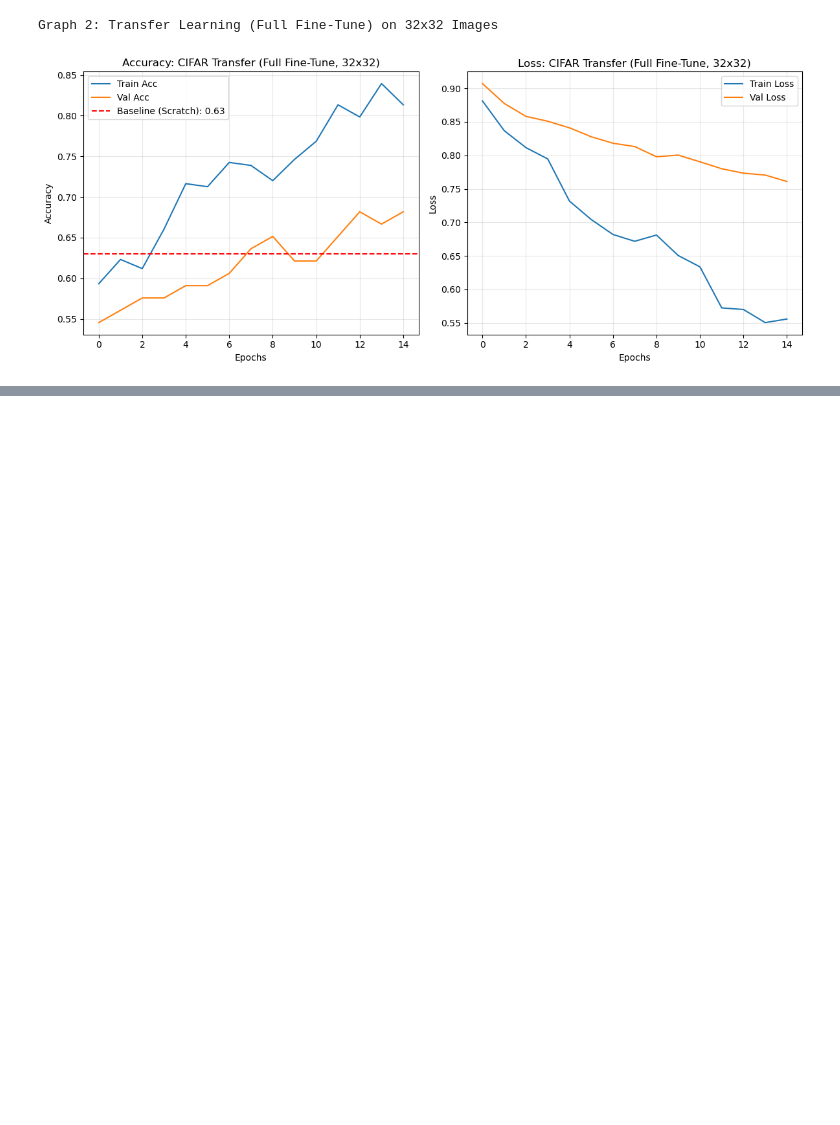
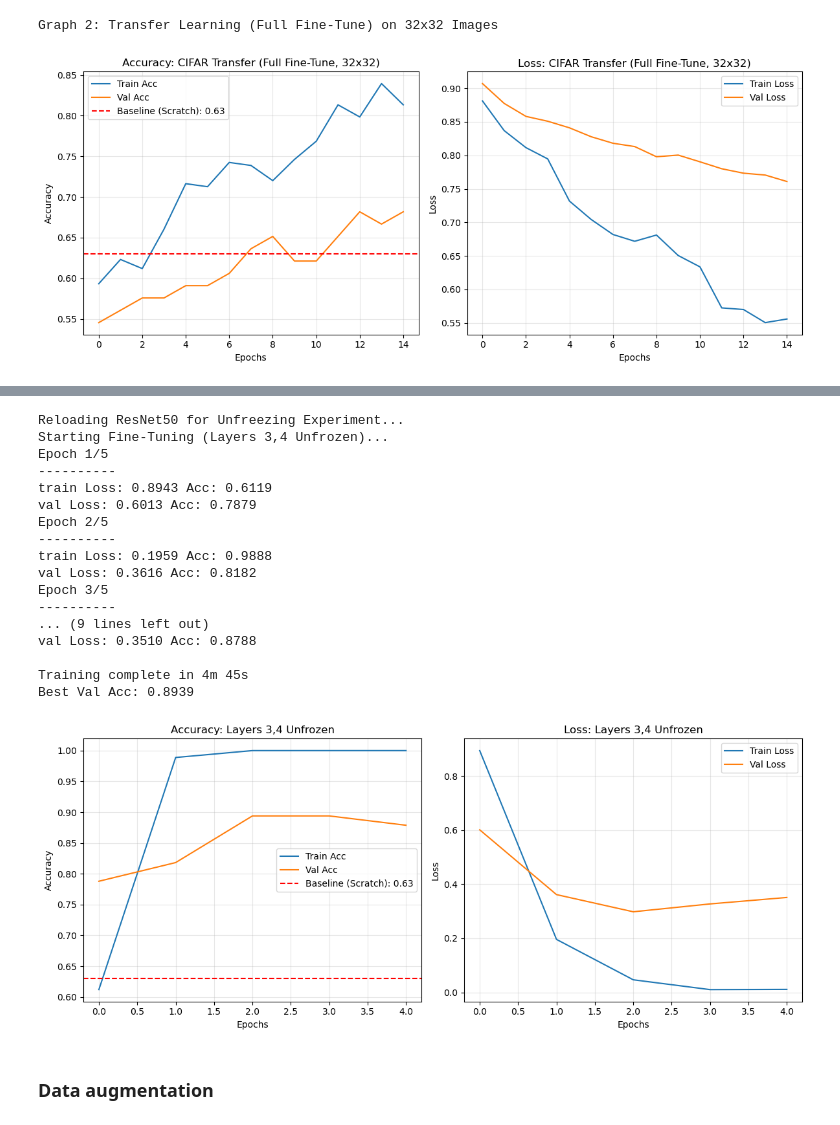
Before and after one commit to 1mache/toilet-detector, a Jupyter notebook: notebook_torch_part2.ipynb, the cells around one changed output, grey strips where cells are left out. Cells and saved outputs as stored; diff of their text form; code cells hidden in the pictures; blank space fills up the shorter version.

```diff
--- a/notebook_torch_part2.ipynb
+++ b/notebook_torch_part2.ipynb
@@ -594,0 +742,57 @@ Final accuracy we reached is 68%
+# %%
+# 1. Reload ResNet fresh
+print("Reloading ResNet50 for Unfreezing Experiment...")
+model_unfrozen = models.resnet50(weights='IMAGENET1K_V1')
+
+# 2. FREEZE First, then UNFREEZE the last blocks
+# We want to keep the "Basic Features" (lines/colors) locked,
+# but let the "High Level Features" (shapes/objects) adapt to bathrooms.
+for param in model_unfrozen.parameters():
+    param.requires_grad = False  # Lock everything initially
+
+# Unfreeze the last two huge blocks (Layer 4 and Layer 3)
+for param in model_unfrozen.layer4.parameters():
+    param.requires_grad = True
+for param in model_unfrozen.layer3.parameters():
+    param.requires_grad = True
+
+# 3. Replace the Head (Output Layer)
+# Note: This is new, so it is automatically "unfrozen" (trainable)
+num_ftrs = model_unfrozen.fc.in_features
+model_unfrozen.fc = nn.Linear(num_ftrs, 3)
+model_unfrozen = model_unfrozen.to(device)
+
+# 4. Optimizer with Low Learning Rate
+# We use 1e-4 (small) because we are fine-tuning pre-trained weights.
+# If we used 0.001, we might destroy the knowledge it already has.
+optimizer_unfrozen = optim.Adam(filter(lambda p: p.requires_grad, model_unfrozen.parameters()), lr=1e-4)
+criterion = nn.CrossEntropyLoss()
+
+# 5. Train
+print("Starting Fine-Tuning (Layers 3,4 Unfrozen)...")
+model_unfrozen, hist_unfrozen = train_model(model_unfrozen, criterion, optimizer_unfrozen, num_epochs=5)
+
+# Save
+torch.save(model_unfrozen.state_dict(), 'resnet50_unfrozen.pth')
+plot_transfer_results(hist_unfrozen, "Layers 3,4 Unfrozen")
+# %% [output]
+Reloading ResNet50 for Unfreezing Experiment...
+Starting Fine-Tuning (Layers 3,4 Unfrozen)...
+Epoch 1/5
+----------
+train Loss: 0.8943 Acc: 0.6119
+val Loss: 0.6013 Acc: 0.7879
+Epoch 2/5
+----------
+train Loss: 0.1959 Acc: 0.9888
+val Loss: 0.3616 Acc: 0.8182
+Epoch 3/5
+----------
+... (9 lines left out)
+val Loss: 0.3510 Acc: 0.8788
+
+Training complete in 4m 45s
+Best Val Acc: 0.8939
+[figure, added]
+# %% [markdown]
+### Data augmentation
```
Also changed, not shown: parts of 11 cells of this notebook, 3 other files.
